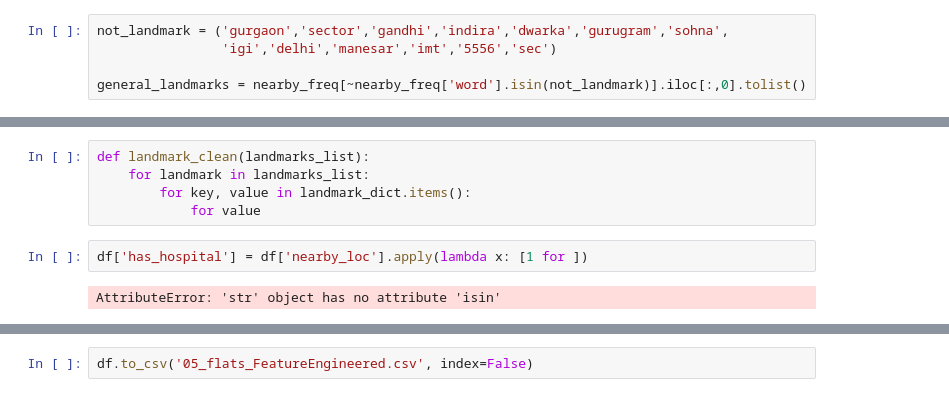
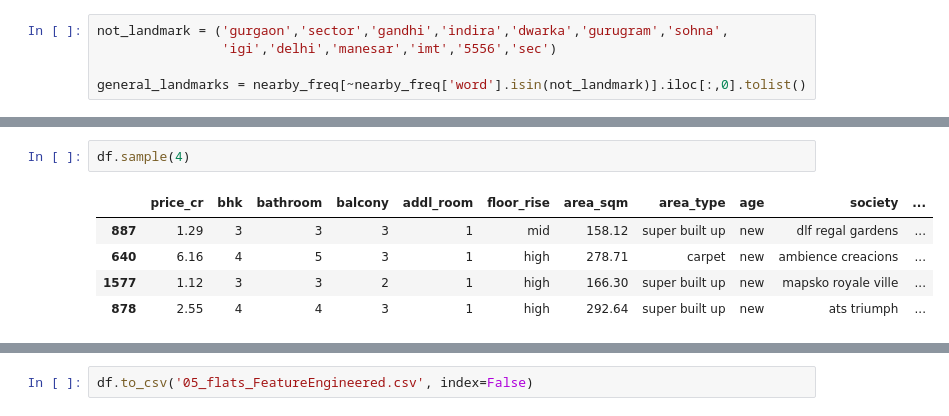
Before and after one commit to grv08singh/14_Proj_ML_99Acres, a Jupyter notebook: 04_FeatureEngg_FeatureExtraction.ipynb, the cells around one changed output, grey strips where cells are left out. Saved outputs shown, nothing was run; the diff lists cells and outputs as text.

```diff
--- a/04_FeatureEngg_FeatureExtraction.ipynb
+++ b/04_FeatureEngg_FeatureExtraction.ipynb
@@ -318,9 +240,8 @@ landmark_dict = {
-# %%
-def landmark_clean(landmarks_list):
-    for landmark in landmarks_list:
-        for key, value in landmark_dict.items():
-            for value
 # %%
-df['has_hospital'] = df['nearby_loc'].apply(lambda x: [1 for ])
+df.sample(4)
 # %% [output]
-AttributeError: 'str' object has no attribute 'isin'
+|  | price_cr | bhk | bathroom | balcony | addl_room | floor_rise | area_sqm | area_type | age | society | ... |
+| 887 | 1.29 | 3 | 3 | 3 | 1 | mid | 158.12 | super built up | new | dlf regal gardens | ... |
+| 640 | 6.16 | 4 | 5 | 3 | 1 | high | 278.71 | carpet | new | ambience creacions | ... |
+| 1577 | 1.12 | 3 | 3 | 2 | 1 | high | 166.30 | super built up | new | mapsko royale ville | ... |
+| 878 | 2.55 | 4 | 4 | 3 | 1 | high | 292.64 | super built up | new | ats triumph | ... |
```
Also changed, not shown: parts of 23 cells of this notebook, 3 other files.
